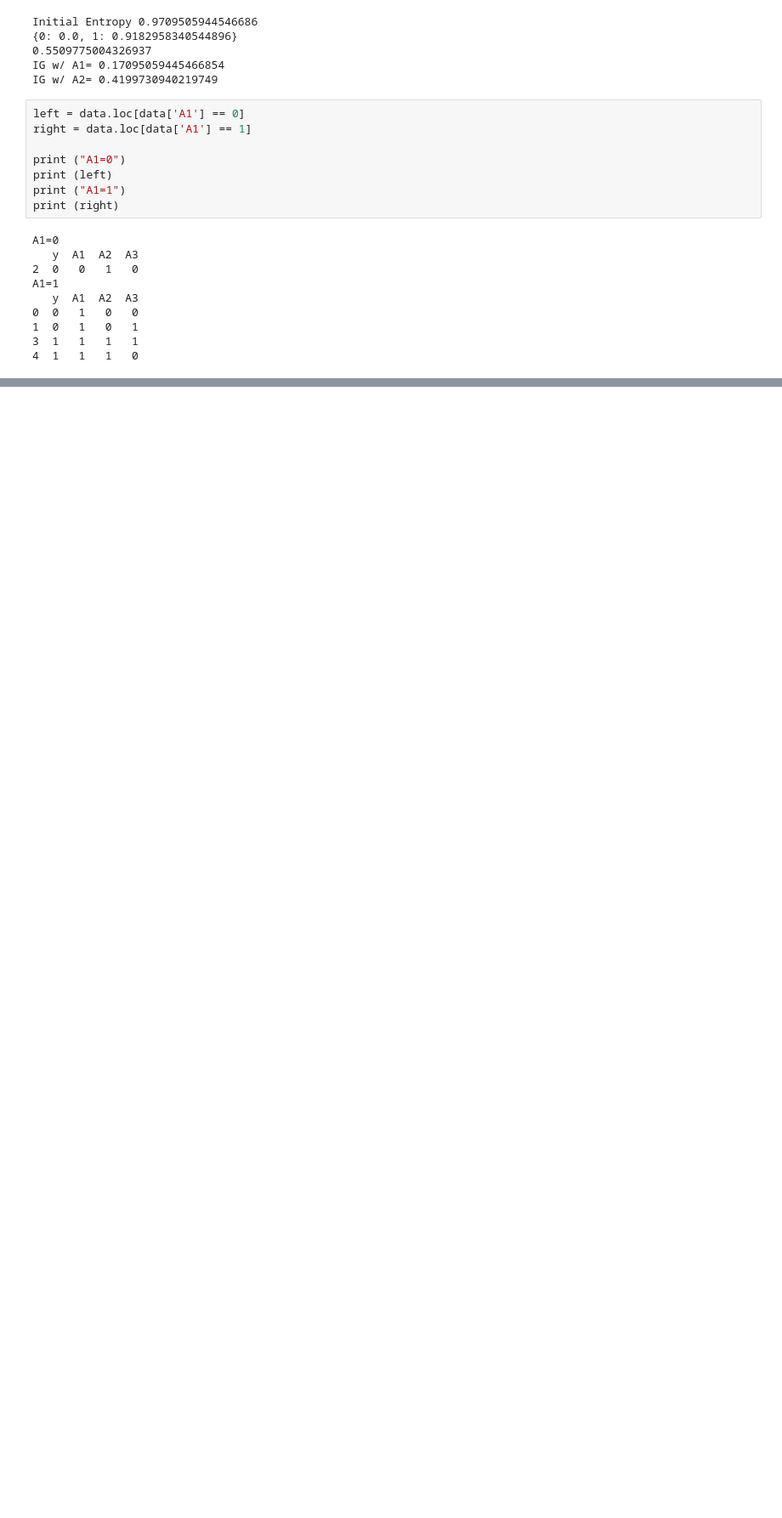
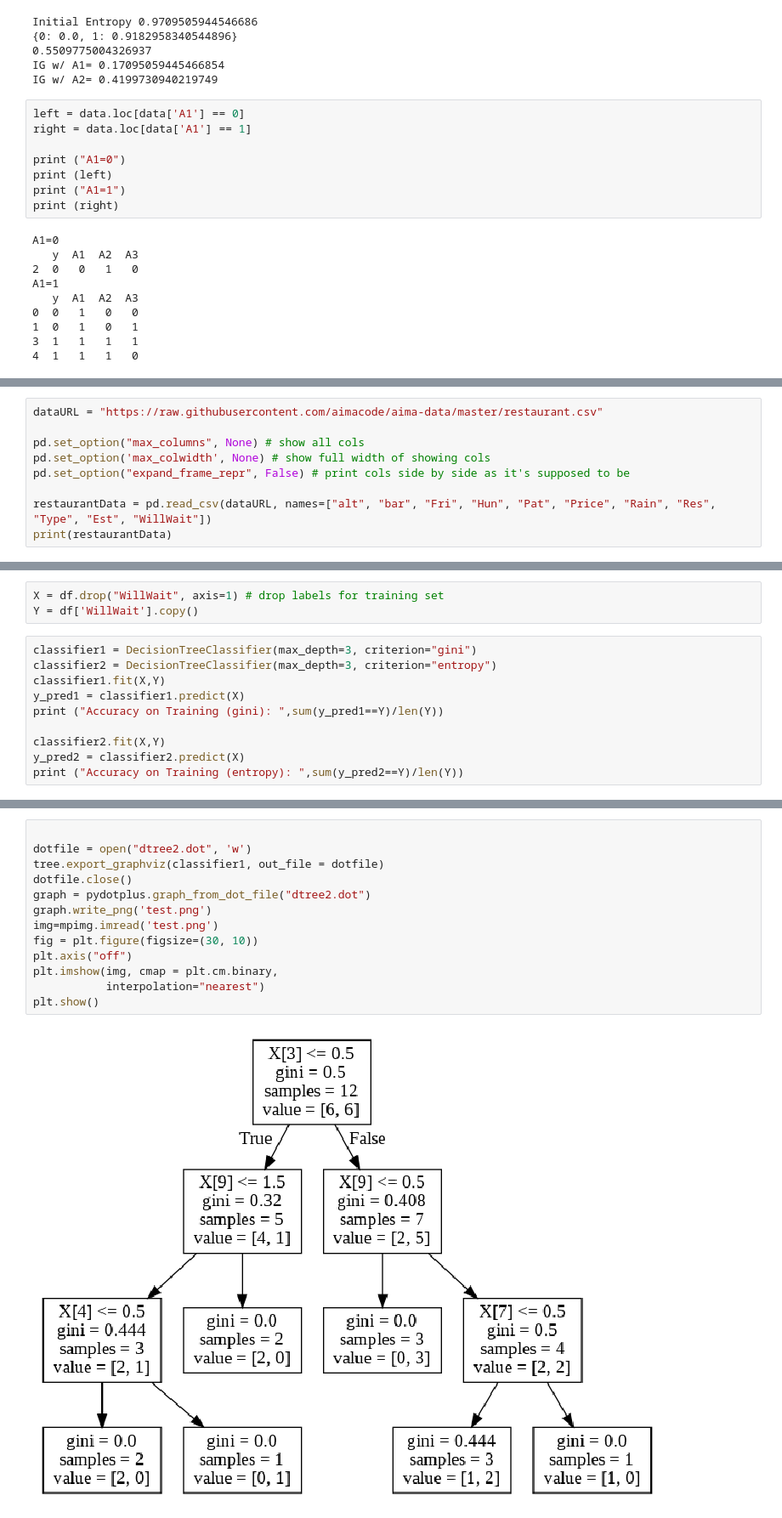
Before and after one commit to everestso/Fall21Spring22, a Jupyter notebook: s21DecisionTrees.ipynb, the cells around one changed output, grey strips where cells are left out. Shown at 85% size. Drawn from its saved outputs; the diff is of its cells as text; blank space fills up the shorter version.

```diff
--- a/s21DecisionTrees.ipynb
+++ b/s21DecisionTrees.ipynb
@@ -290,0 +293,9 @@ A1=1
+# %%
+dataURL = "https://raw.githubusercontent.com/aimacode/aima-data/master/restaurant.csv"
+
+pd.set_option("max_columns", None) # show all cols
+pd.set_option('max_colwidth', None) # show full width of showing cols
+pd.set_option("expand_frame_repr", False) # print cols side by side as it's supposed to be
+
+restaurantData = pd.read_csv(dataURL, names=["alt", "bar", "Fri", "Hun", "Pat", "Price", "Rain", "Res", "Type", "Est", "WillWait"])
+print(restaurantData)
@@ -290,0 +354,13 @@ A1=1
+# %%
+X = df.drop("WillWait", axis=1) # drop labels for training set
+Y = df['WillWait'].copy()
+# %%
+classifier1 = DecisionTreeClassifier(max_depth=3, criterion="gini")
+classifier2 = DecisionTreeClassifier(max_depth=3, criterion="entropy")
+classifier1.fit(X,Y)
+y_pred1 = classifier1.predict(X)
+print ("Accuracy on Training (gini): ",sum(y_pred1==Y)/len(Y))
+
+classifier2.fit(X,Y)
+y_pred2 = classifier2.predict(X)
+print ("Accuracy on Training (entropy): ",sum(y_pred2==Y)/len(Y))
@@ -290,0 +370,15 @@ A1=1
+# %%
+
+dotfile = open("dtree2.dot", 'w')
+tree.export_graphviz(classifier1, out_file = dotfile)
+dotfile.close()
+graph = pydotplus.graph_from_dot_file("dtree2.dot")
+graph.write_png('test.png')
+img=mpimg.imread('test.png')
+fig = plt.figure(figsize=(30, 10))
+plt.axis("off")
+plt.imshow(img, cmap = plt.cm.binary,
+           interpolation="nearest")
+plt.show()
+# %% [output]
+[figure, added]
```
Also changed, not shown: parts of 5 cells of this notebook.
